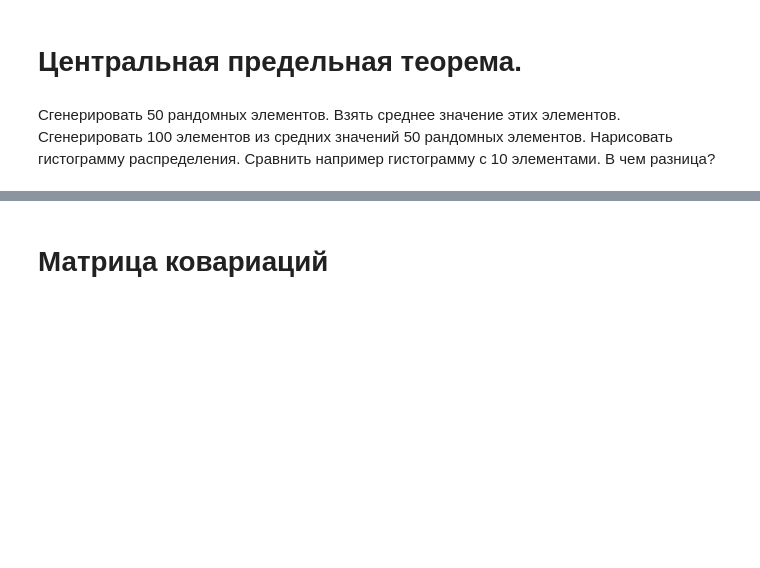
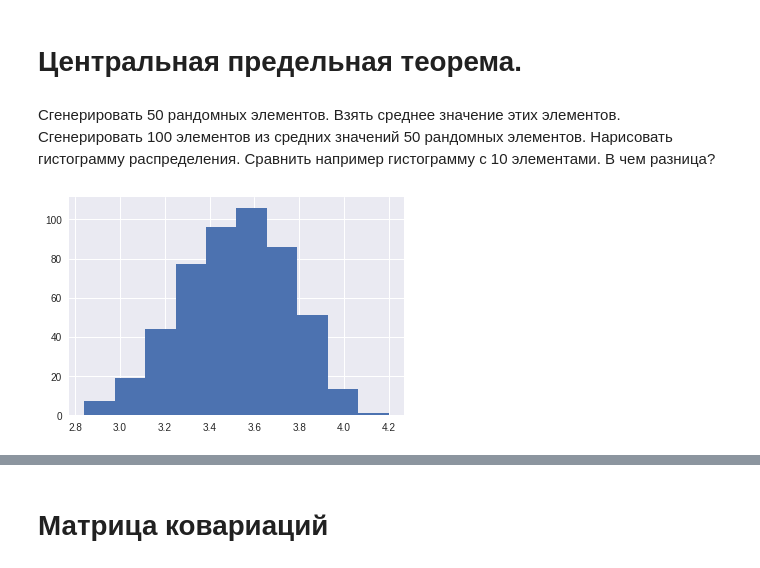
Before and after one commit to yustiks/statistics_in_python, a Jupyter notebook: Seminar.ipynb, the cells around one changed output, grey strips where cells are left out. Saved outputs shown, nothing was run; the diff lists cells and outputs as text; code cells hidden in the pictures; blank space fills up the shorter version.

```diff
--- a/Seminar.ipynb
+++ b/Seminar.ipynb
@@ -58,3 +68,17 @@ Text(0.5, 0, '$x$')
 # %% [markdown]
 Сгенерировать 50 рандомных элементов.  Взять среднее значение этих элементов.
 Сгенерировать 100 элементов из средних значений 50 рандомных элементов. Нарисовать гистограмму распределения. Сравнить например гистограмму с 10 элементами. В чем разница?
+# %%
+from numpy.random import randint
+
+sampleMeans = []
+
+for _ in range(500):
+  # 500 элементов, значение которых от 1 до 7
+
+
+# если построим график - можно увидеть нормальное распределение
+plt.hist(sampleMeans)
+plt.show()
+# %% [output]
+[figure, added]
```
Also changed, not shown: parts of 4 cells of this notebook.
